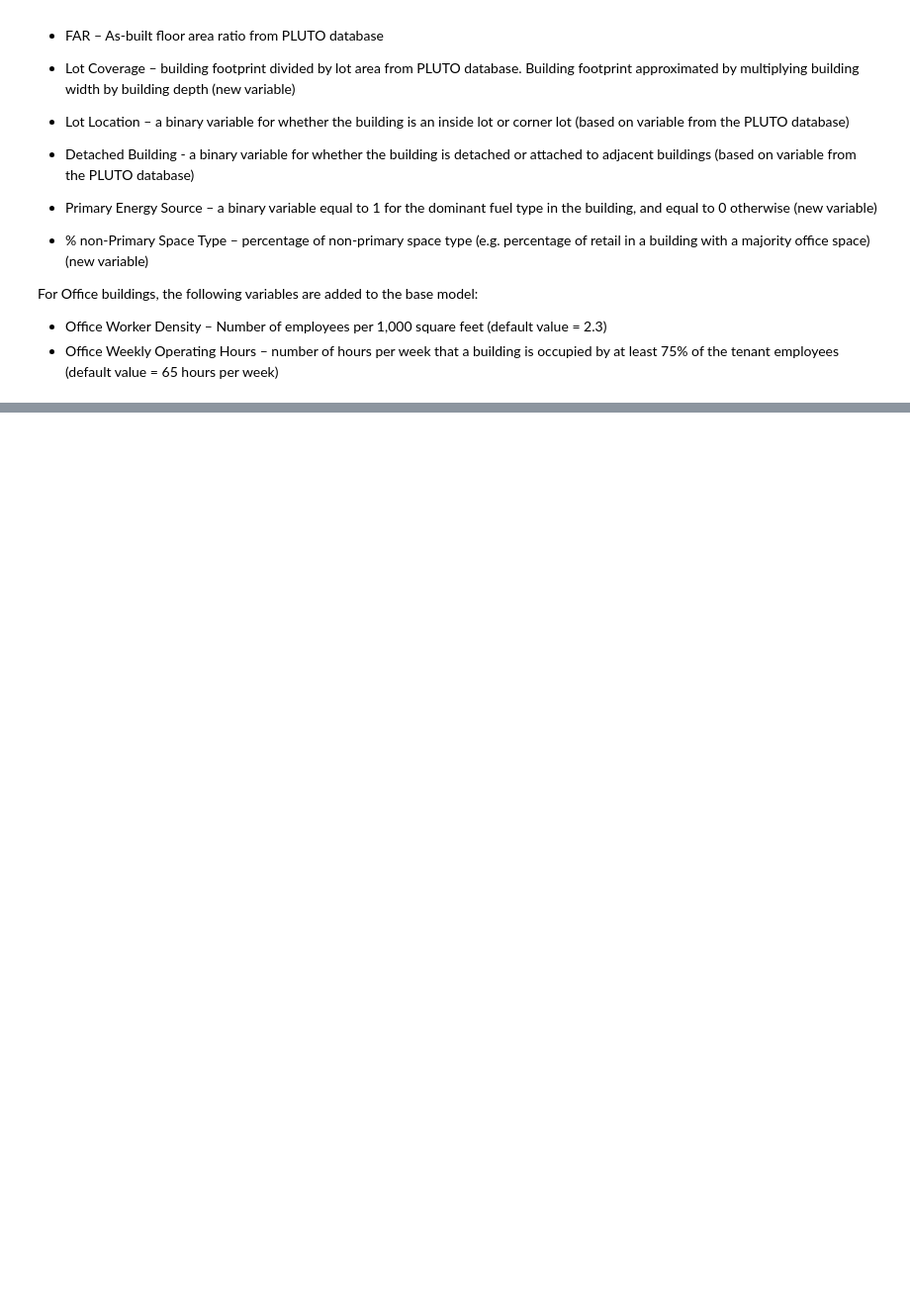
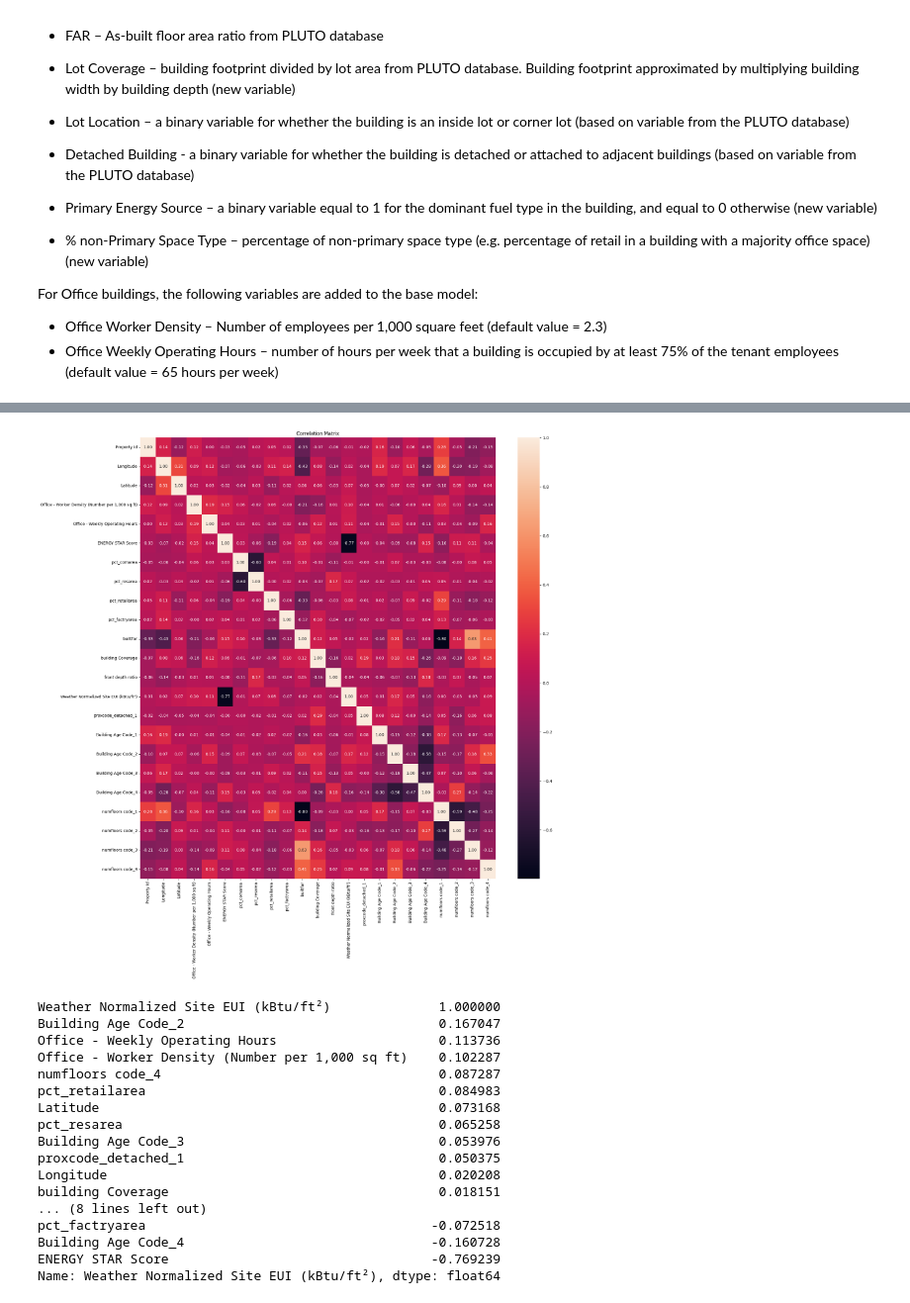
Before and after one commit to NomiBobby/BuildingEnergy-RemoteWorking, a Jupyter notebook: energy_building.ipynb, the cells around one changed output, grey strips where cells are left out. Shown at 99% size. Drawn from its saved outputs; the diff is of its cells as text; code cells hidden in the pictures; blank space fills up the shorter version.

```diff
--- a/energy_building.ipynb
+++ b/energy_building.ipynb
@@ -464,0 +621,5 @@ office_model= office_model_raw[[
+# %%
+print(office_model['numfloors'].describe())
+# office_model['numfloors code'] = office_model['numfloors'].apply(lambda x: 1 if x <= 10 else (2 if x <= 40 else 3))
+office_model['numfloors code'] = office_model['numfloors'].apply(lambda x: 1 if x <= 10 else (2 if x <= 20 else (3 if x <= 40 else 4)))
+office_model = office_model.drop(['numfloors'], axis=1)
@@ -464,0 +636,25 @@ office_model= office_model_raw[[
+# %%
+office_model['proxcode_detached'] = office_model['proxcode'].apply(lambda x: 1 if (x == 1 or x == 2) else 0)
+office_model = office_model.drop(['proxcode'], axis=1)
+# %%
+cols_to_convert = [
+    'Office - Worker Density (Number per 1,000 sq ft)',
+    'Office - Weekly Operating Hours',
+                'ENERGY STAR Score',
+                   'Building Age Code',
+                   'numfloors code',
+                #    'mix-used'
+                #    'Annual Maximum Demand (kW)'
+                   ]
+
+for col in cols_to_convert:
+    office_model[col] = pd.to_numeric(office_model[col], errors='coerce')
+
+office_model = office_model.replace([np.inf, -np.inf], np.nan)
+office_model = office_model.dropna(how="any") # drops row if any NA values are present
+
+# If a column is categorical (like 'proxcode' seems to be), you can use one-hot encoding:
+office_model = pd.get_dummies(office_model, columns=['proxcode_detached'], drop_first=True)
+office_model = pd.get_dummies(office_model, columns=['Building Age Code', 'numfloors code'], drop_first=False)
+
+print(office_model.dtypes)
@@ -464,0 +679,32 @@ office_model= office_model_raw[[
+# %%
+# create a correlation matrix
+office_matrix = office_model.corr()
+# print(office_matrix)
+
+
+# plot a heatmap to visualize the correlations
+plt.figure(figsize=(20, 20))
+sns.heatmap(office_matrix, annot=True, fmt=".2f")
+plt.title("Correlation Matrix")
+plt.show()
+
+print(office_matrix['Weather Normalized Site EUI (kBtu/ft²)'].sort_values(ascending=False))
+# %% [output]
+[figure, added]
+Weather Normalized Site EUI (kBtu/ft²)              1.000000
+Building Age Code_2                                 0.167047
+Office - Weekly Operating Hours                     0.113736
+Office - Worker Density (Number per 1,000 sq ft)    0.102287
+numfloors code_4                                    0.087287
+pct_retailarea                                      0.084983
+Latitude                                            0.073168
+pct_resarea                                         0.065258
+Building Age Code_3                                 0.053976
+proxcode_detached_1                                 0.050375
+Longitude                                           0.020208
+building Coverage                                   0.018151
+... (8 lines left out)
+pct_factryarea                                     -0.072518
+Building Age Code_4                                -0.160728
+ENERGY STAR Score                                  -0.769239
+Name: Weather Normalized Site EUI (kBtu/ft²), dtype: float64
```
Also changed, not shown: parts of 32 cells of this notebook, 2 other files.
